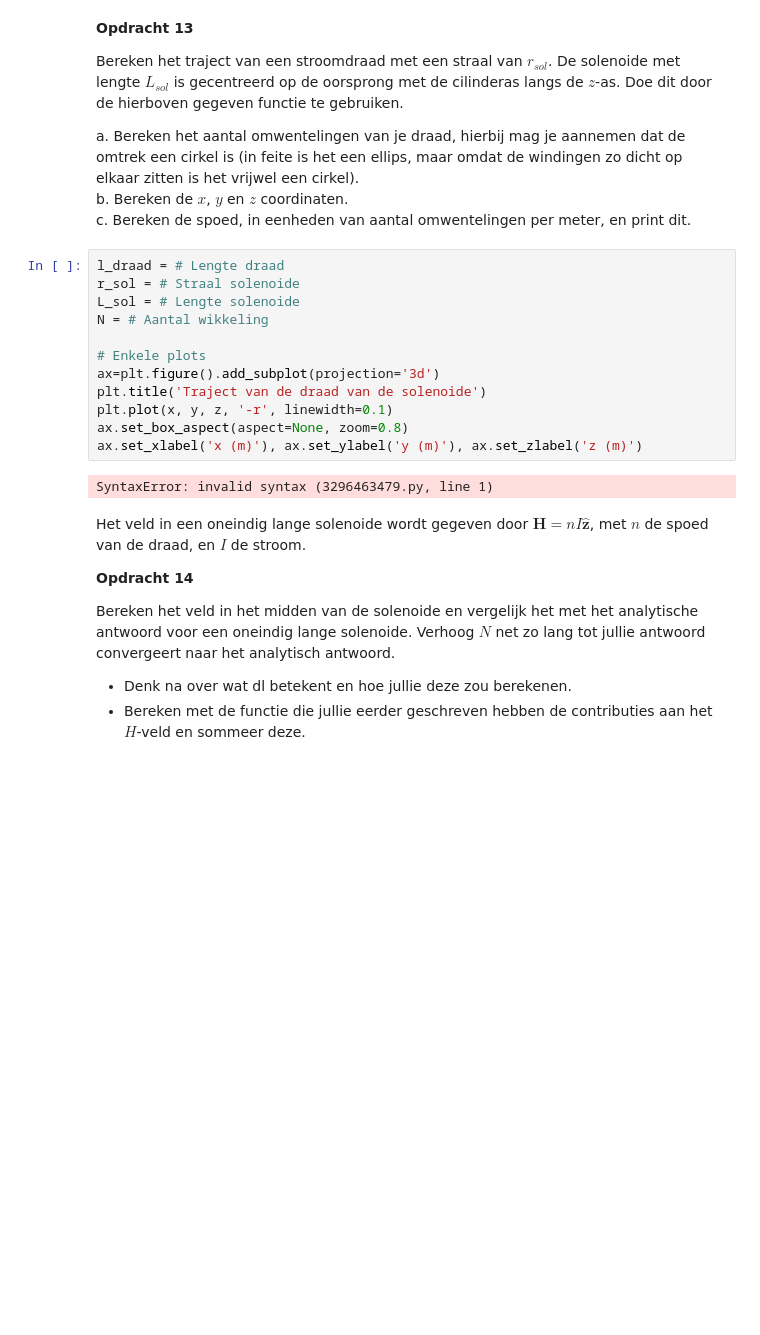
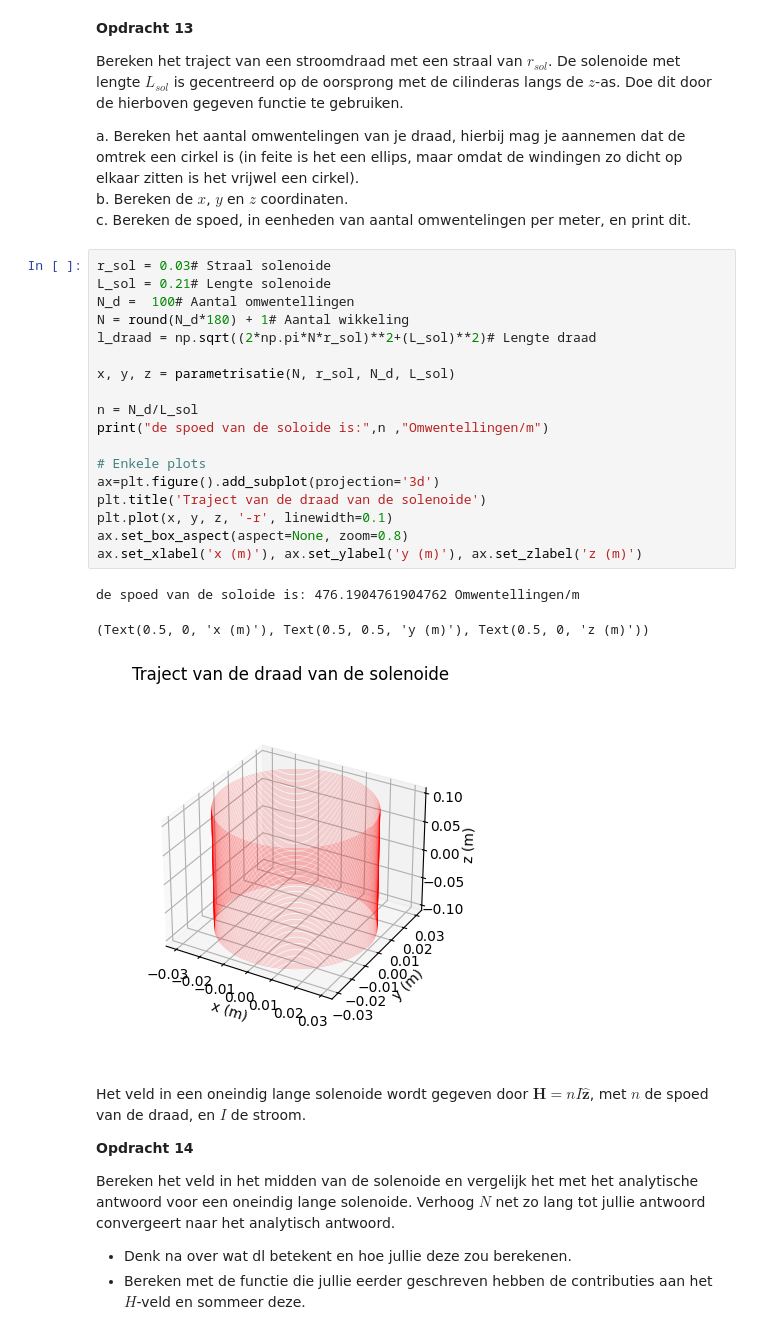
Before and after one commit to AAAGomperts/opdrachten-DEF-D, a Jupyter notebook: 2KrachtactuatorOpdracht/KrachtactuatorOpdracht.ipynb, the cells around one changed output. Saved outputs shown, nothing was run; the diff lists cells and outputs as text; blank space fills up the shorter version.

```diff
--- a/2KrachtactuatorOpdracht/KrachtactuatorOpdracht.ipynb
+++ b/2KrachtactuatorOpdracht/KrachtactuatorOpdracht.ipynb
@@ -362,19 +363,27 @@ a. Bereken het aantal omwentelingen van je draad, hierbij mag je aannemen dat de
 b. Bereken de $x$, $y$ en $z$ coordinaten.\
 c. Bereken de spoed, in eenheden van aantal omwentelingen per meter, en print dit.
 # %%
-l_draad = # Lengte draad
-r_sol = # Straal solenoide
-L_sol = # Lengte solenoide
-N = # Aantal wikkeling
+r_sol = 0.03# Straal solenoide
+L_sol = 0.21# Lengte solenoide
+N_d =  100# Aantal omwentellingen
+N = round(N_d*180) + 1# Aantal wikkeling
+l_draad = np.sqrt((2*np.pi*N*r_sol)**2+(L_sol)**2)# Lengte draad
+
+x, y, z = parametrisatie(N, r_sol, N_d, L_sol)
+
+n = N_d/L_sol
+print("de spoed van de soloide is:",n ,"Omwentellingen/m")
 
 # Enkele plots
 ax=plt.figure().add_subplot(projection='3d')
 plt.title('Traject van de draad van de solenoide')
 plt.plot(x, y, z, '-r', linewidth=0.1)
 ax.set_box_aspect(aspect=None, zoom=0.8)
 ax.set_xlabel('x (m)'), ax.set_ylabel('y (m)'), ax.set_zlabel('z (m)')
 # %% [output]
-SyntaxError: invalid syntax (3296463479.py, line 1)
+de spoed van de soloide is: 476.1904761904762 Omwentellingen/m
+(Text(0.5, 0, 'x (m)'), Text(0.5, 0.5, 'y (m)'), Text(0.5, 0, 'z (m)'))
+[figure, added]
 # %% [markdown]
 Het veld in een oneindig lange solenoide wordt gegeven door $\mathbf{H} = n I \hat{\mathbf{z}}$, met $n$ de spoed van de draad, en $I$ de stroom.
 
```
Also changed, not shown: parts of 4 cells of this notebook.
